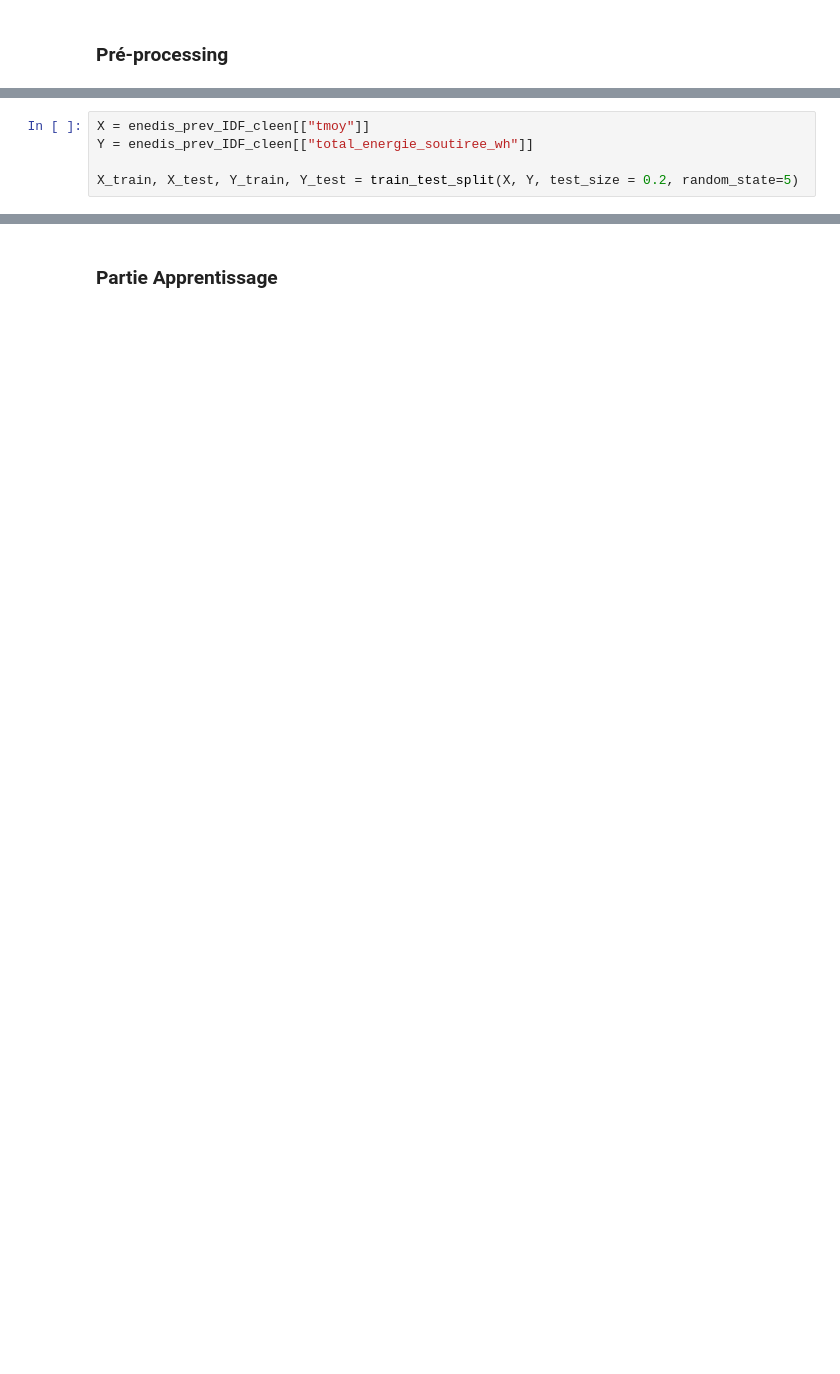
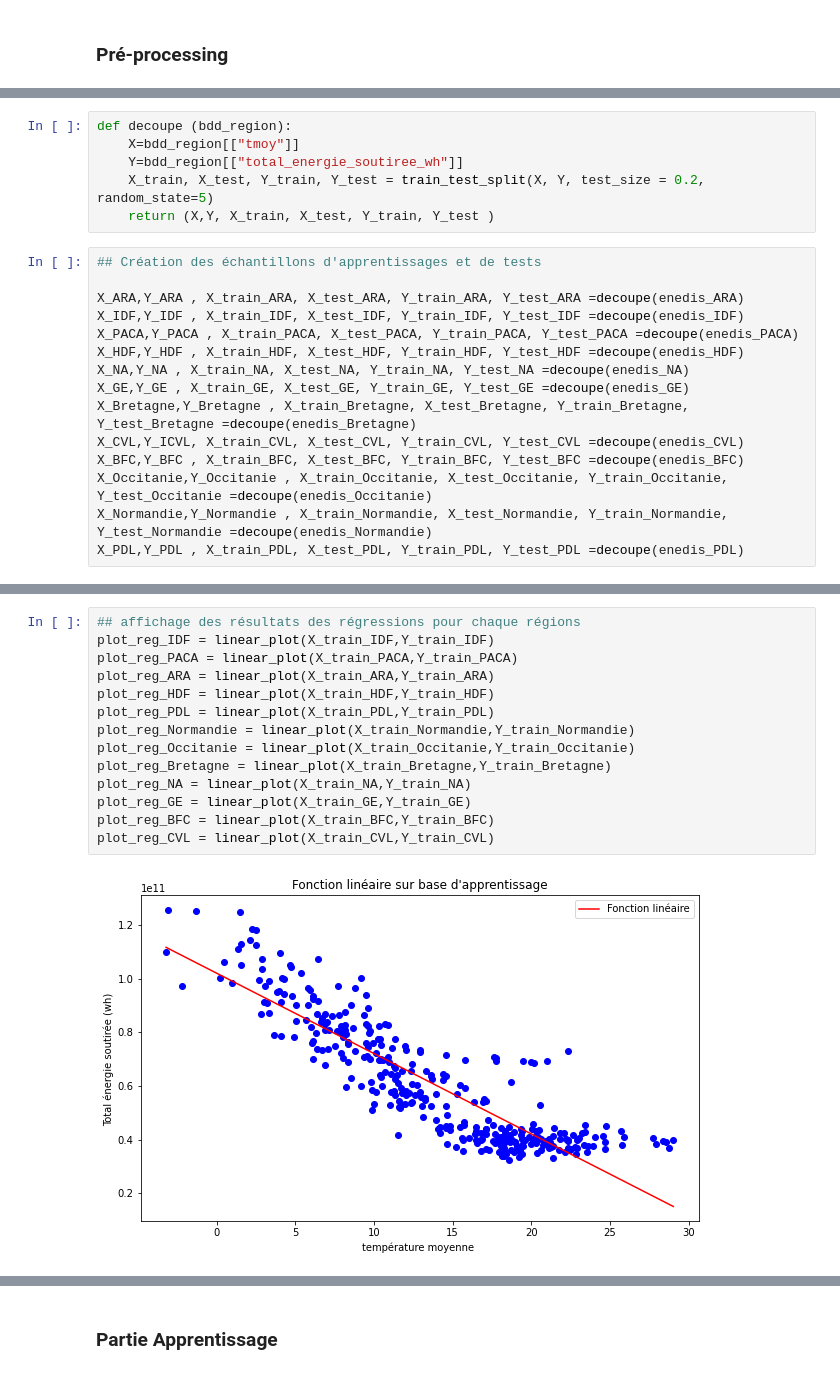
Before and after one commit to cominho/Stat-App, a Jupyter notebook: Regression_linéaire.ipynb, the cells around one changed output, grey strips where cells are left out. Drawn from its saved outputs; the diff is of its cells as text; blank space fills up the shorter version.

```diff
--- a/Regression_linéaire.ipynb
+++ b/Regression_linéaire.ipynb
@@ -60,5 +98,21 @@ enedis_prev_IDF_cleen = enedis_prev_IDF.merge(meteo_reg_df_IDF,on = "date")
 # %%
-X = enedis_prev_IDF_cleen[["tmoy"]]
-Y = enedis_prev_IDF_cleen[["total_energie_soutiree_wh"]]
-
-X_train, X_test, Y_train, Y_test = train_test_split(X, Y, test_size = 0.2, random_state=5)
+def decoupe (bdd_region):
+    X=bdd_region[["tmoy"]]
+    Y=bdd_region[["total_energie_soutiree_wh"]]
+    X_train, X_test, Y_train, Y_test = train_test_split(X, Y, test_size = 0.2, random_state=5)
+    return (X,Y, X_train, X_test, Y_train, Y_test )
+# %%
+## Création des échantillons d'apprentissages et de tests
+
+X_ARA,Y_ARA , X_train_ARA, X_test_ARA, Y_train_ARA, Y_test_ARA =decoupe(enedis_ARA)
+X_IDF,Y_IDF , X_train_IDF, X_test_IDF, Y_train_IDF, Y_test_IDF =decoupe(enedis_IDF)
+X_PACA,Y_PACA , X_train_PACA, X_test_PACA, Y_train_PACA, Y_test_PACA =decoupe(enedis_PACA)
+X_HDF,Y_HDF , X_train_HDF, X_test_HDF, Y_train_HDF, Y_test_HDF =decoupe(enedis_HDF)
+X_NA,Y_NA , X_train_NA, X_test_NA, Y_train_NA, Y_test_NA =decoupe(enedis_NA)
+X_GE,Y_GE , X_train_GE, X_test_GE, Y_train_GE, Y_test_GE =decoupe(enedis_GE)
+X_Bretagne,Y_Bretagne , X_train_Bretagne, X_test_Bretagne, Y_train_Bretagne, Y_test_Bretagne =decoupe(enedis_Bretagne)
+X_CVL,Y_ICVL, X_train_CVL, X_test_CVL, Y_train_CVL, Y_test_CVL =decoupe(enedis_CVL)
+X_BFC,Y_BFC , X_train_BFC, X_test_BFC, Y_train_BFC, Y_test_BFC =decoupe(enedis_BFC)
+X_Occitanie,Y_Occitanie , X_train_Occitanie, X_test_Occitanie, Y_train_Occitanie, Y_test_Occitanie =decoupe(enedis_Occitanie)
+X_Normandie,Y_Normandie , X_train_Normandie, X_test_Normandie, Y_train_Normandie, Y_test_Normandie =decoupe(enedis_Normandie)
+X_PDL,Y_PDL , X_train_PDL, X_test_PDL, Y_train_PDL, Y_test_PDL =decoupe(enedis_PDL)
@@ -64,0 +165,16 @@ X_train, X_test, Y_train, Y_test = train_test_split(X, Y, test_size = 0.2, rando
+# %%
+## affichage des résultats des régressions pour chaque régions
+plot_reg_IDF = linear_plot(X_train_IDF,Y_train_IDF)
+plot_reg_PACA = linear_plot(X_train_PACA,Y_train_PACA)
+plot_reg_ARA = linear_plot(X_train_ARA,Y_train_ARA)
+plot_reg_HDF = linear_plot(X_train_HDF,Y_train_HDF)
+plot_reg_PDL = linear_plot(X_train_PDL,Y_train_PDL)
+plot_reg_Normandie = linear_plot(X_train_Normandie,Y_train_Normandie)
+plot_reg_Occitanie = linear_plot(X_train_Occitanie,Y_train_Occitanie)
+plot_reg_Bretagne = linear_plot(X_train_Bretagne,Y_train_Bretagne)
+plot_reg_NA = linear_plot(X_train_NA,Y_train_NA)
+plot_reg_GE = linear_plot(X_train_GE,Y_train_GE)
+plot_reg_BFC = linear_plot(X_train_BFC,Y_train_BFC)
+plot_reg_CVL = linear_plot(X_train_CVL,Y_train_CVL)
+# %% [output]
+[figure, added]
```
Also changed, not shown: parts of 77 cells of this notebook.
